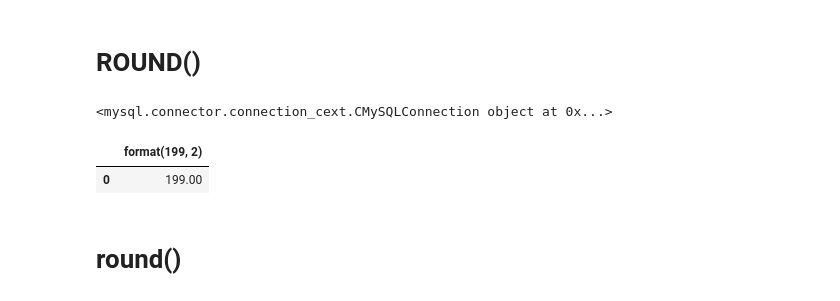
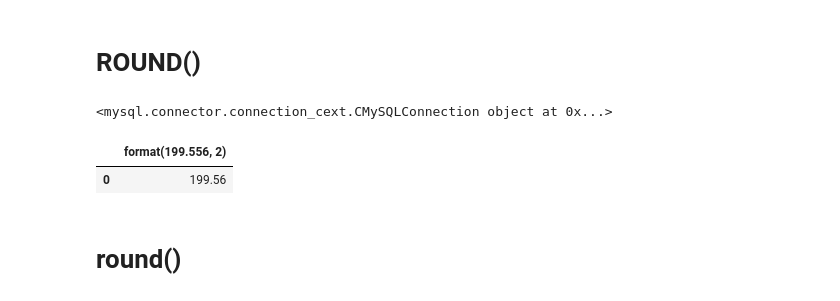
Before and after one commit to rosenritter1688/sql, a Jupyter notebook: mysql/11-01 ROUND.ipynb, the cells around one changed output. Saved outputs shown, nothing was run; the diff lists cells and outputs as text; code cells hidden in the pictures.

```diff
--- a/mysql/11-01 ROUND.ipynb
+++ b/mysql/11-01 ROUND.ipynb
@@ -22,16 +22,16 @@ print(mydb)
 <mysql.connector.connection_cext.CMySQLConnection object at 0x...>
 # %%
 sql_query = """
-SELECT format(199, 2)
+SELECT format(199.556, 2)
 """
 
 df = pd.read_sql_query(
     sql_query,
     mydb)
 df
 # %% [output]
-|  | format(199, 2) |
-| 0 | 199.00 |
+|  | format(199.556, 2) |
+| 0 | 199.56 |
 # %% [markdown]
 # round()
 # %%
```
Also changed, not shown: 11 other files.
